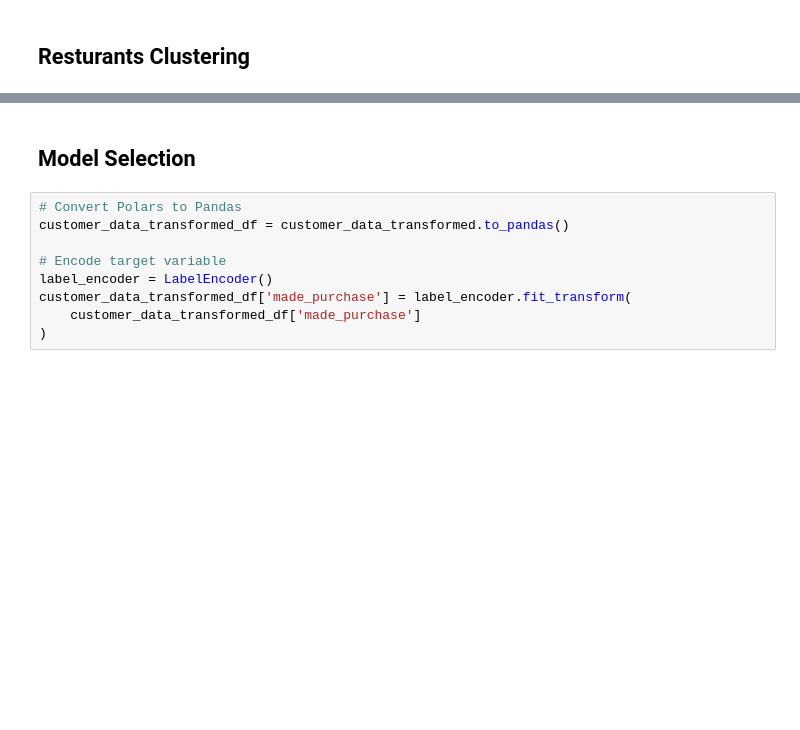
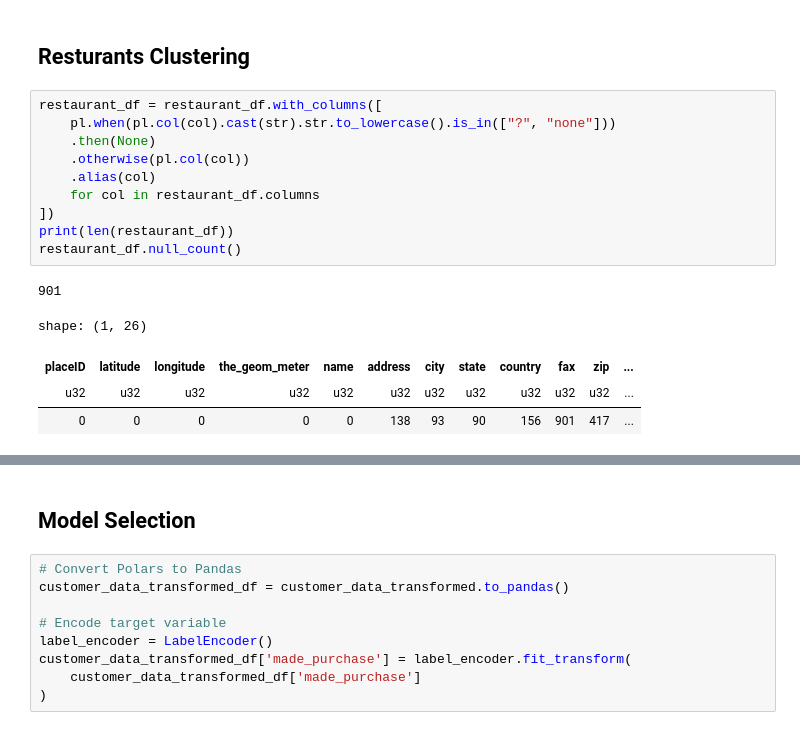
Before and after one commit to laurenally28/mktg3501project, a Jupyter notebook: main.ipynb, the cells around one changed output, grey strips where cells are left out. Cells and saved outputs as stored; diff of their text form; blank space fills up the shorter version.

```diff
--- a/main.ipynb
+++ b/main.ipynb
@@ -285,3 +285,19 @@ category_distribution
  └─────────┴──────────────┘]
 # %% [markdown]
 ## Resturants Clustering
+# %%
+restaurant_df = restaurant_df.with_columns([
+    pl.when(pl.col(col).cast(str).str.to_lowercase().is_in(["?", "none"]))
+    .then(None)
+    .otherwise(pl.col(col))
+    .alias(col)
+    for col in restaurant_df.columns
+])
+print(len(restaurant_df))
+restaurant_df.null_count()
+# %% [output]
+901
+shape: (1, 26)
+| placeID | latitude | longitude | the_geom_meter | name | address | city | state | country | fax | zip | ... |
+| u32 | u32 | u32 | u32 | u32 | u32 | u32 | u32 | u32 | u32 | u32 | ... |
+| 0 | 0 | 0 | 0 | 0 | 138 | 93 | 90 | 156 | 901 | 417 | ... |
```
Also changed, not shown: parts of 9 cells of this notebook.
